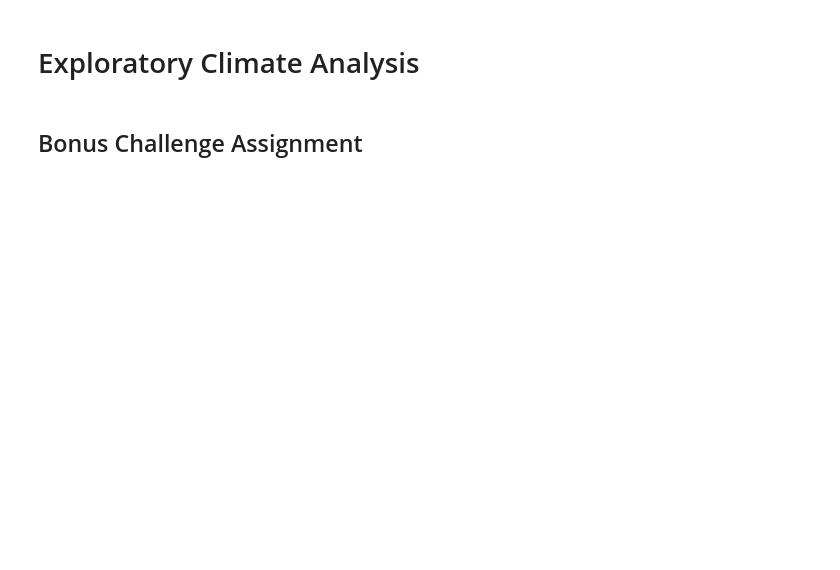
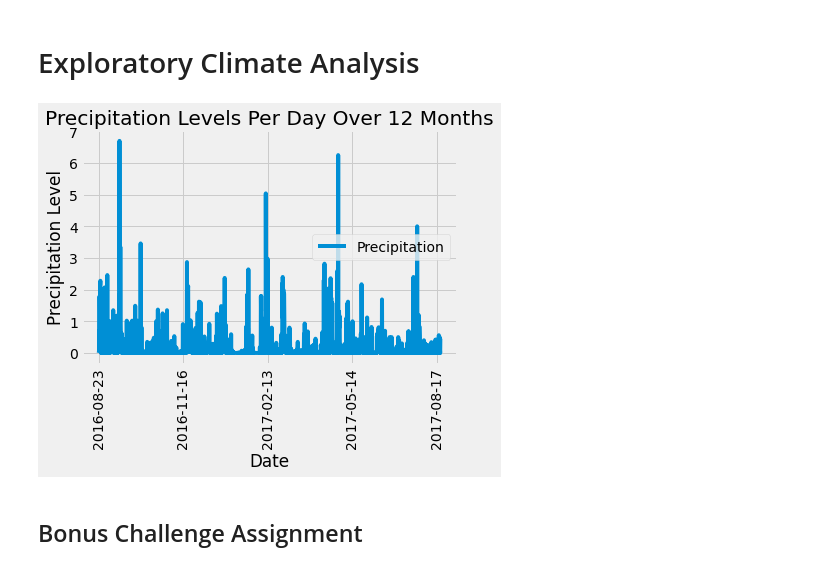
Before and after one commit to PuckishKnave/sqlalchemy-challenge, a Jupyter notebook: climate_starter.ipynb, the cells around one changed output. Drawn from its saved outputs; the diff is of its cells as text; code cells hidden in the pictures; blank space fills up the shorter version.

Commit message:
added plot for precipitation data

```diff
--- a/climate_starter.ipynb
+++ b/climate_starter.ipynb
@@ -38,14 +40,33 @@ session = Session(engine)
 # %%
 # Design a query to retrieve the last 12 months of precipitation data and plot the results
 
 # Calculate the date 1 year ago from the last data point in the database
 
 # Perform a query to retrieve the data and precipitation scores
 
 # Save the query results as a Pandas DataFrame and set the index to the date column
 
 # Sort the dataframe by date
+earlieststr = session.query(Measurement.date).order_by(Measurement.date).first()
+lateststr = session.query(Measurement.date).order_by(Measurement.date.desc()).first()
+
+latestdate = dt.datetime.strptime(lateststr[0], '%Y-%m-%d')
+querydate = dt.date(latestdate.year -1, latestdate.month, latestdate.day)
+querydate
+
+sel = [Measurement.date,Measurement.prcp]
+queryresult = session.query(*sel).filter(Measurement.date >= querydate).all()
+
+precipitation = pd.DataFrame(queryresult, columns=['Date','Precipitation'])
+precipitation = precipitation.dropna(how='any')
+precipitation = precipitation.sort_values(["Date"], ascending=True)
+precipitation = precipitation.set_index("Date")
 
 # Use Pandas Plotting with Matplotlib to plot the data
+ax = precipitation.plot(rot=90);
+ax.set_title("Precipitation Levels Per Day Over 12 Months");
+ax.set_ylabel("Precipitation Level");
+# %% [output]
+[figure, added]
 # %%
 # Use Pandas to calcualte the summary statistics for the precipitation data
```
Also changed, not shown: parts of 5 cells of this notebook.
